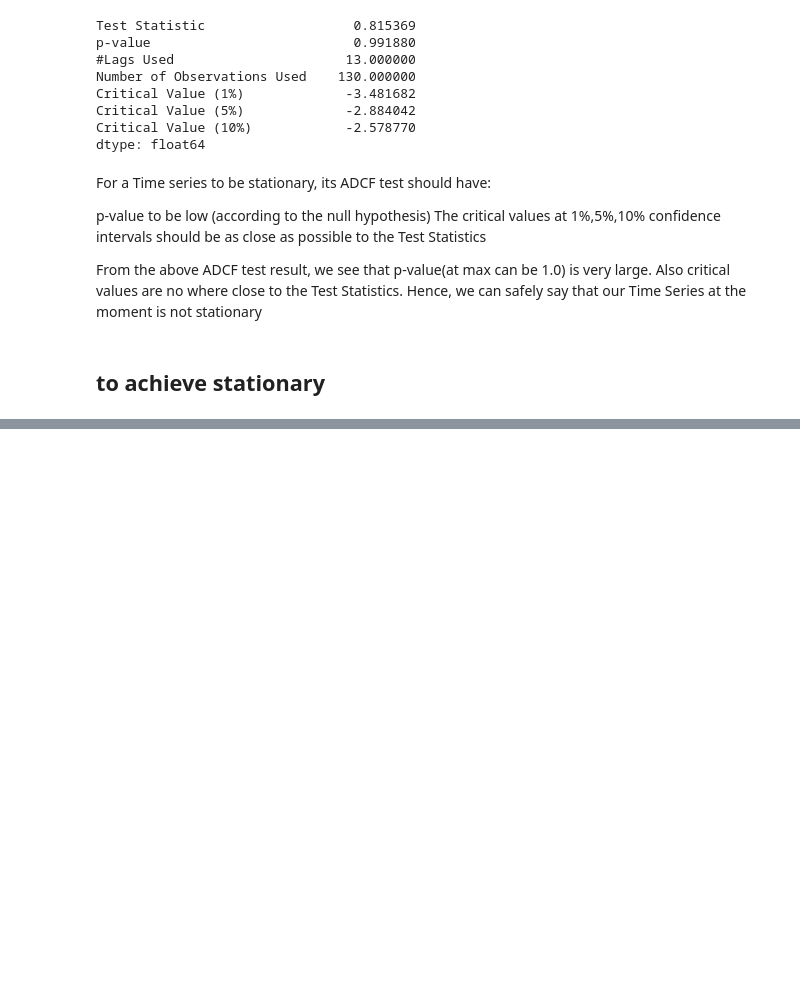
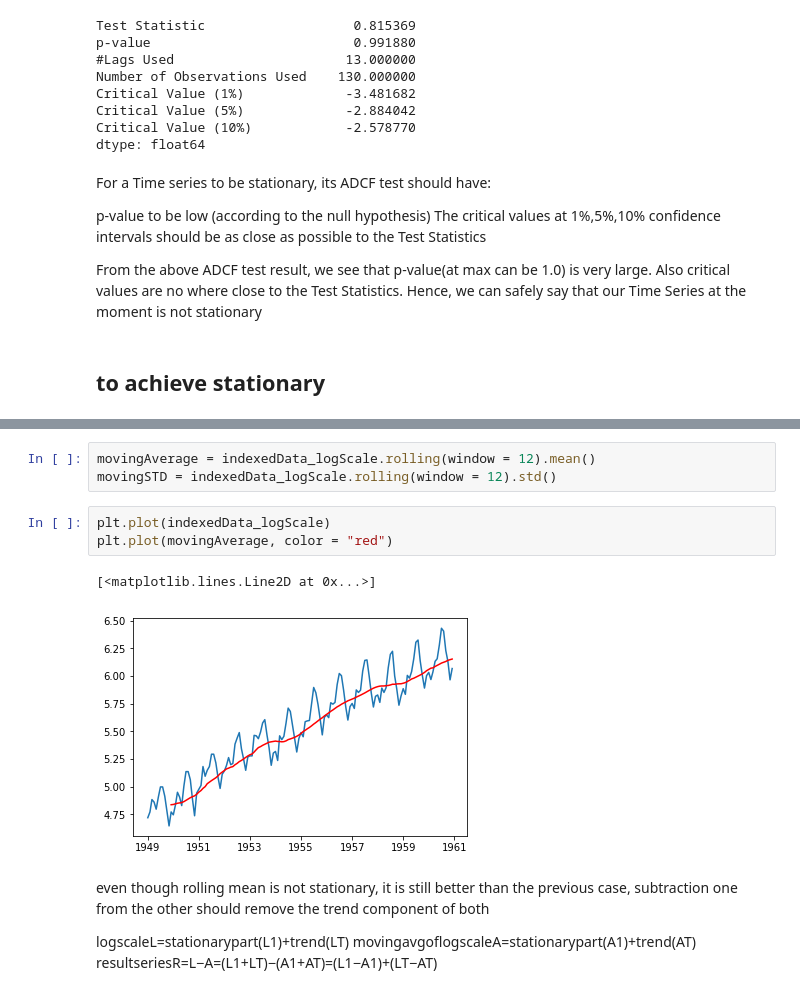
Before and after one commit to xiaopupeng/DSKaggle, a Jupyter notebook: TSBeginer.ipynb, the cells around one changed output, grey strips where cells are left out. Saved outputs shown, nothing was run; the diff lists cells and outputs as text; blank space fills up the shorter version.

```diff
--- a/TSBeginer.ipynb
+++ b/TSBeginer.ipynb
@@ -190,0 +203,16 @@ From the above ADCF test result, we see that p-value(at max can be 1.0) is very
+# %%
+movingAverage = indexedData_logScale.rolling(window = 12).mean()
+movingSTD = indexedData_logScale.rolling(window = 12).std()
+# %%
+plt.plot(indexedData_logScale)
+plt.plot(movingAverage, color = "red")
+# %% [output]
+[<matplotlib.lines.Line2D at 0x...>]
+[figure, added]
+# %% [markdown]
+even though rolling mean is not stationary, it is still better than the previous case,
+subtraction one from the other should remove the trend component of both
+
+logscaleL=stationarypart(L1)+trend(LT)
+movingavgoflogscaleA=stationarypart(A1)+trend(AT)
+resultseriesR=L−A=(L1+LT)−(A1+AT)=(L1−A1)+(LT−AT)
```
Also changed, not shown: parts of 37 cells of this notebook, 1 other file.
